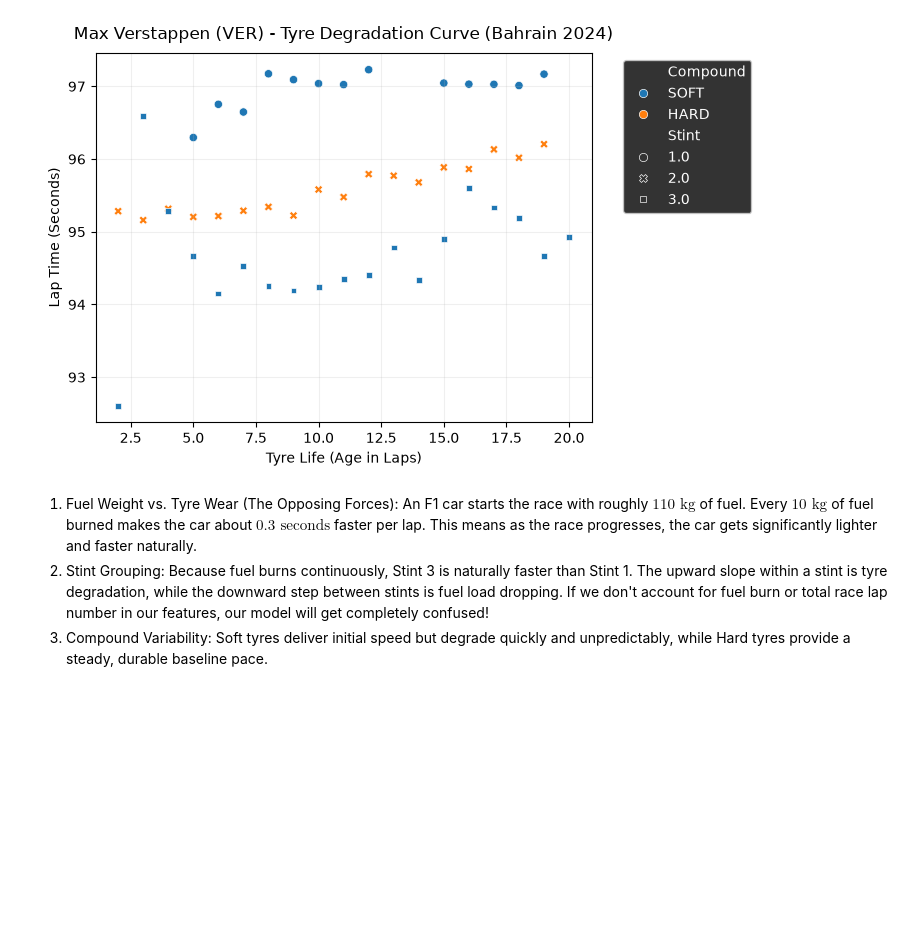
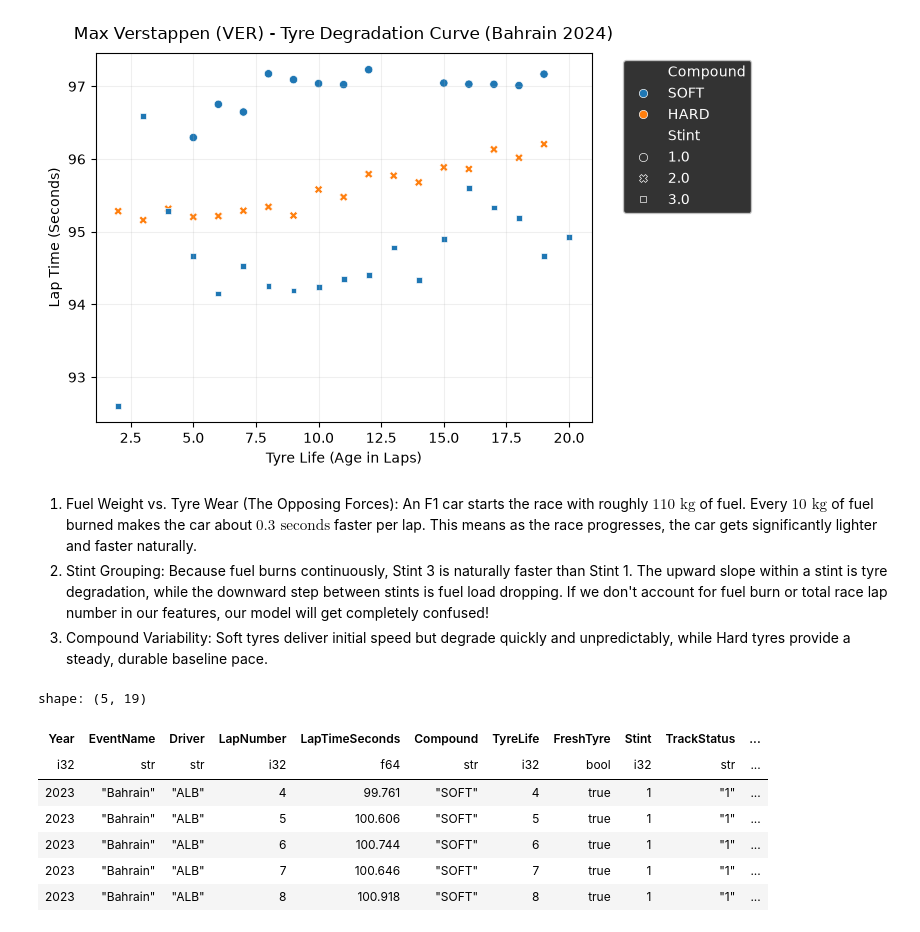
Before and after one commit to aaronnn05/F1-Apex-Pace, a Jupyter notebook: notebooks/01_data_exploration.ipynb, the cells around one changed output. Cells and saved outputs as stored; diff of their text form; code cells hidden in the pictures; blank space fills up the shorter version.

```diff
--- a/notebooks/01_data_exploration.ipynb
+++ b/notebooks/01_data_exploration.ipynb
@@ -214,3 +214,17 @@ plt.show()
 1. Fuel Weight vs. Tyre Wear (The Opposing Forces): An F1 car starts the race with roughly $110\text{ kg}$ of fuel. Every $10\text{ kg}$ of fuel burned makes the car about $0.3\text{ seconds}$ faster per lap. This means as the race progresses, the car gets significantly lighter and faster naturally.
 2. Stint Grouping: Because fuel burns continuously, Stint 3 is naturally faster than Stint 1. The upward slope within a stint is tyre degradation, while the downward step between stints is fuel load dropping. If we don't account for fuel burn or total race lap number in our features, our model will get completely confused!
 3. Compound Variability: Soft tyres deliver initial speed but degrade quickly and unpredictably, while Hard tyres provide a steady, durable baseline pace.
+# %%
+DATA_PATH = BASE_DIR / "data" / "processed" / "features_v1.parquet"
+
+df = pl.read_parquet(DATA_PATH)
+df.head(5)
+# %% [output]
+shape: (5, 19)
+| Year | EventName | Driver | LapNumber | LapTimeSeconds | Compound | TyreLife | FreshTyre | Stint | TrackStatus | ... |
+| i32 | str | str | i32 | f64 | str | i32 | bool | i32 | str | ... |
+| 2023 | "Bahrain" | "ALB" | 4 | 99.761 | "SOFT" | 4 | true | 1 | "1" | ... |
+| 2023 | "Bahrain" | "ALB" | 5 | 100.606 | "SOFT" | 5 | true | 1 | "1" | ... |
+| 2023 | "Bahrain" | "ALB" | 6 | 100.744 | "SOFT" | 6 | true | 1 | "1" | ... |
+| 2023 | "Bahrain" | "ALB" | 7 | 100.646 | "SOFT" | 7 | true | 1 | "1" | ... |
+| 2023 | "Bahrain" | "ALB" | 8 | 100.918 | "SOFT" | 8 | true | 1 | "1" | ... |
```
Also changed, not shown: parts of 1 cell of this notebook, 1 other file.
